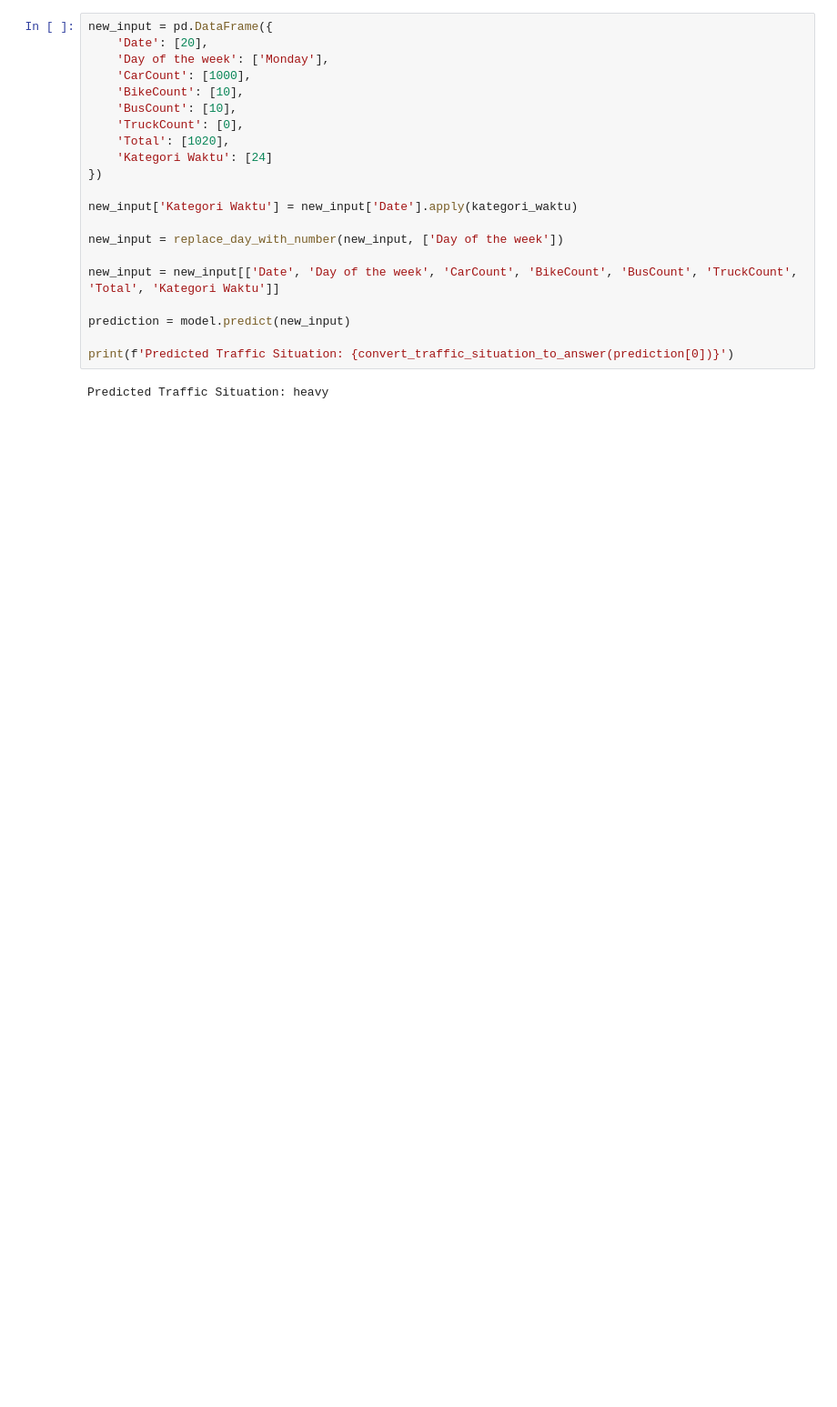
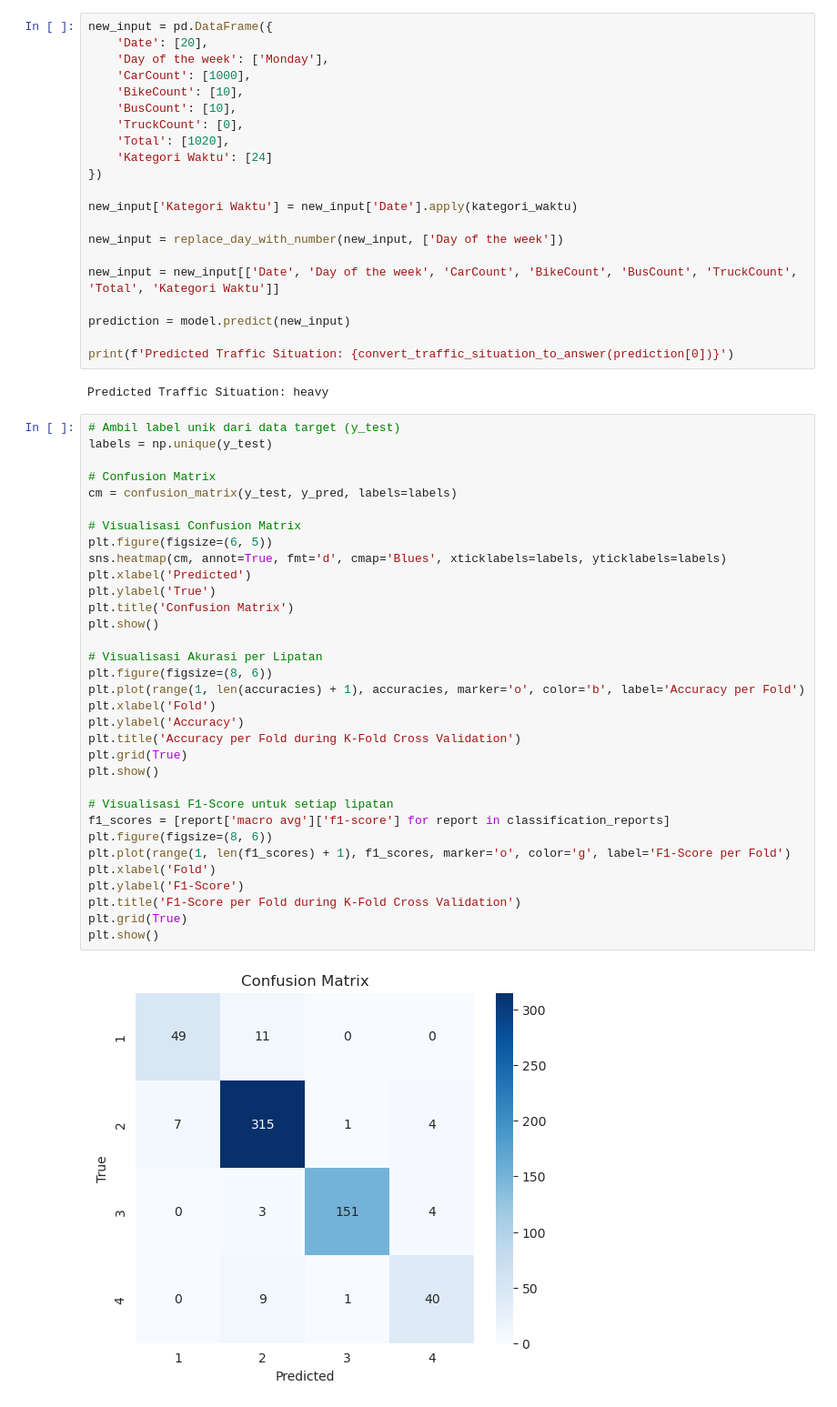
Before and after one commit to RH203/final-project-kecerdasan-buatan, a Jupyter notebook: final_project.ipynb, the cells around one changed output. Shown: that part at 91% size. Saved outputs shown, nothing was run; the diff lists cells and outputs as text; blank space fills up the shorter version.

```diff
--- a/final_project.ipynb
+++ b/final_project.ipynb
@@ -412,3 +417,38 @@ prediction = model.predict(new_input)
 print(f'Predicted Traffic Situation: {convert_traffic_situation_to_answer(prediction[0])}')
 # %% [output]
 Predicted Traffic Situation: heavy
+# %%
+# Ambil label unik dari data target (y_test)
+labels = np.unique(y_test)
+
+# Confusion Matrix
+cm = confusion_matrix(y_test, y_pred, labels=labels)
+
+# Visualisasi Confusion Matrix
+plt.figure(figsize=(6, 5))
+sns.heatmap(cm, annot=True, fmt='d', cmap='Blues', xticklabels=labels, yticklabels=labels)
+plt.xlabel('Predicted')
+plt.ylabel('True')
+plt.title('Confusion Matrix')
+plt.show()
+
+# Visualisasi Akurasi per Lipatan
+plt.figure(figsize=(8, 6))
+plt.plot(range(1, len(accuracies) + 1), accuracies, marker='o', color='b', label='Accuracy per Fold')
+plt.xlabel('Fold')
+plt.ylabel('Accuracy')
+plt.title('Accuracy per Fold during K-Fold Cross Validation')
+plt.grid(True)
+plt.show()
+
+# Visualisasi F1-Score untuk setiap lipatan
+f1_scores = [report['macro avg']['f1-score'] for report in classification_reports]
+plt.figure(figsize=(8, 6))
+plt.plot(range(1, len(f1_scores) + 1), f1_scores, marker='o', color='g', label='F1-Score per Fold')
+plt.xlabel('Fold')
+plt.ylabel('F1-Score')
+plt.title('F1-Score per Fold during K-Fold Cross Validation')
+plt.grid(True)
+plt.show()
+# %% [output]
+[figure, added]
```
Also changed, not shown: parts of 5 cells of this notebook, 2 other files.
